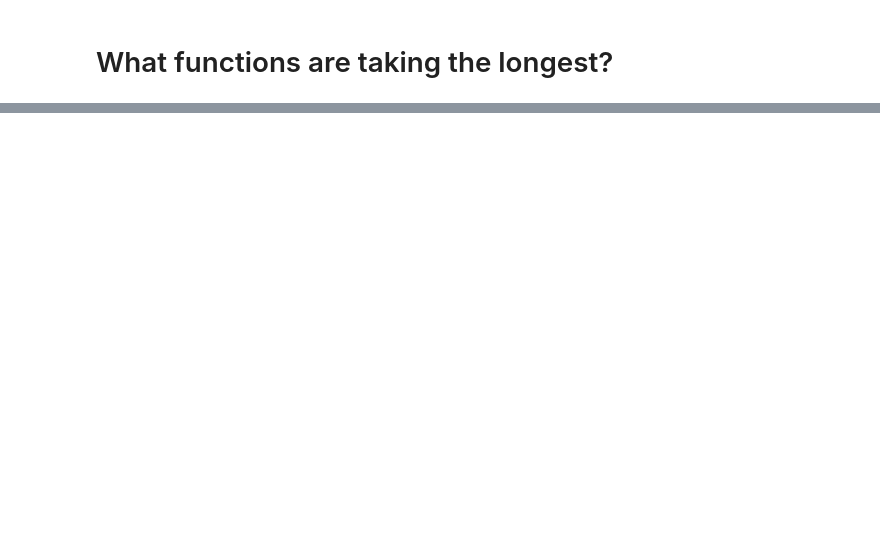
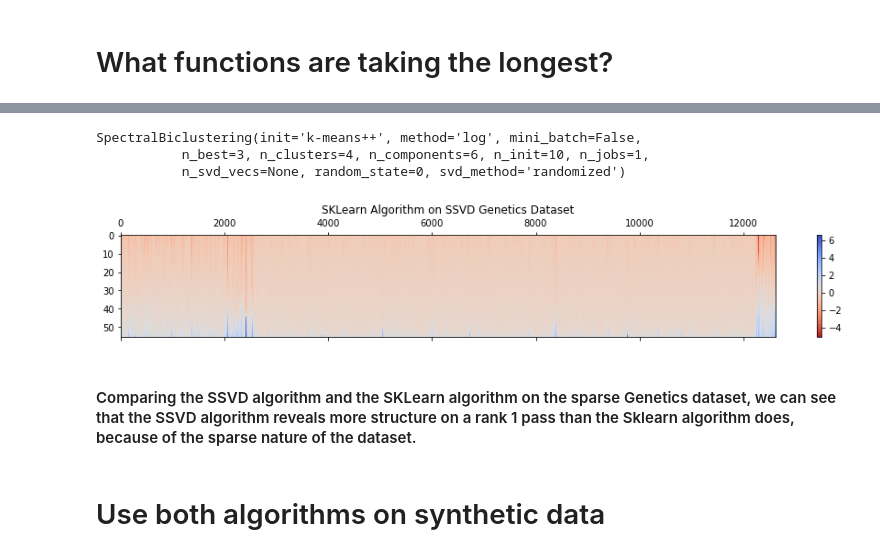
Before and after one commit to krm58/Biclustering-SSVD, a Jupyter notebook: Sparse SVD Optimized.ipynb, the cells around one changed output, grey strips where cells are left out. Cells and saved outputs as stored; diff of their text form; code cells hidden in the pictures; blank space fills up the shorter version.

```diff
--- a/Sparse SVD Optimized.ipynb
+++ b/Sparse SVD Optimized.ipynb
@@ -154,0 +209,23 @@ df
+# %%
+model = SpectralBiclustering(n_clusters=4, method='log',
+                             random_state=0)
+model.fit(X)
+# %% [output]
+SpectralBiclustering(init='k-means++', method='log', mini_batch=False,
+           n_best=3, n_clusters=4, n_components=6, n_init=10, n_jobs=1,
+           n_svd_vecs=None, random_state=0, svd_method='randomized')
+# %%
+fit_data = X[np.argsort(model.row_labels_)]
+fit_data = fit_data[:, np.argsort(model.column_labels_)]
+fit_data = np.sort(fit_data)
+
+plt.matshow(fit_data.T, cmap=plt.cm.coolwarm_r, aspect='auto');
+plt.colorbar()
+plt.title('SKLearn Algorithm on SSVD Genetics Dataset', y=1.15)
+plt.show()
+# %% [output]
+[figure, added]
+# %% [markdown]
+#### Comparing the SSVD algorithm and the SKLearn algorithm on the sparse Genetics dataset, we can see that the SSVD algorithm reveals more structure on a rank 1 pass than the Sklearn algorithm does, because of the sparse nature of the dataset.
+# %% [markdown]
+# Use both algorithms on synthetic data
```
Also changed, not shown: parts of 25 cells of this notebook.
